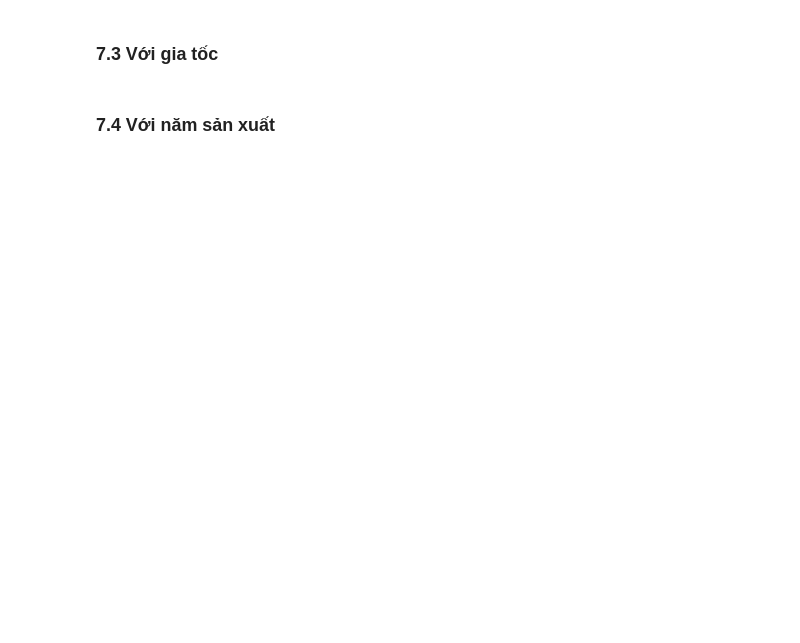
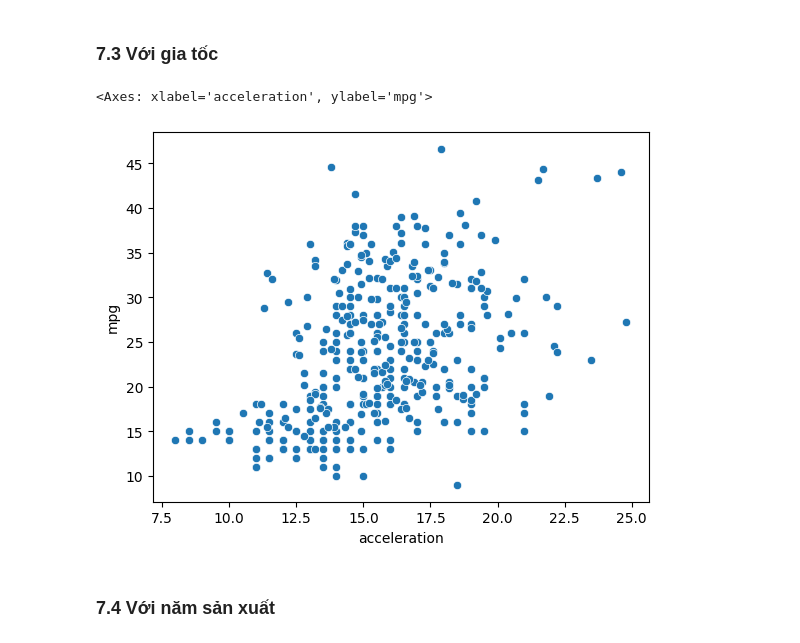
Before and after one commit to tnphat203/Thong-Ke-May-Tinh-Va-Ung-Dung, a Jupyter notebook: midterm-practice/mpg_ex.ipynb, the cells around one changed output. Cells and saved outputs as stored; diff of their text form; code cells hidden in the pictures; blank space fills up the shorter version.

```diff
--- a/midterm-practice/mpg_ex.ipynb
+++ b/midterm-practice/mpg_ex.ipynb
@@ -172,4 +154,9 @@ Thử vẽ bằng đồ thị scatter plot.
 # %% [markdown]
 ### 7.3 Với gia tốc
+# %%
+sns.scatterplot(x='acceleration', y='mpg', data=POP_mpg)
+# %% [output]
+<Axes: xlabel='acceleration', ylabel='mpg'>
+[figure, added]
 # %% [markdown]
 ### 7.4 Với năm sản xuất
```
Also changed, not shown: parts of 12 cells of this notebook, 1 other file.
